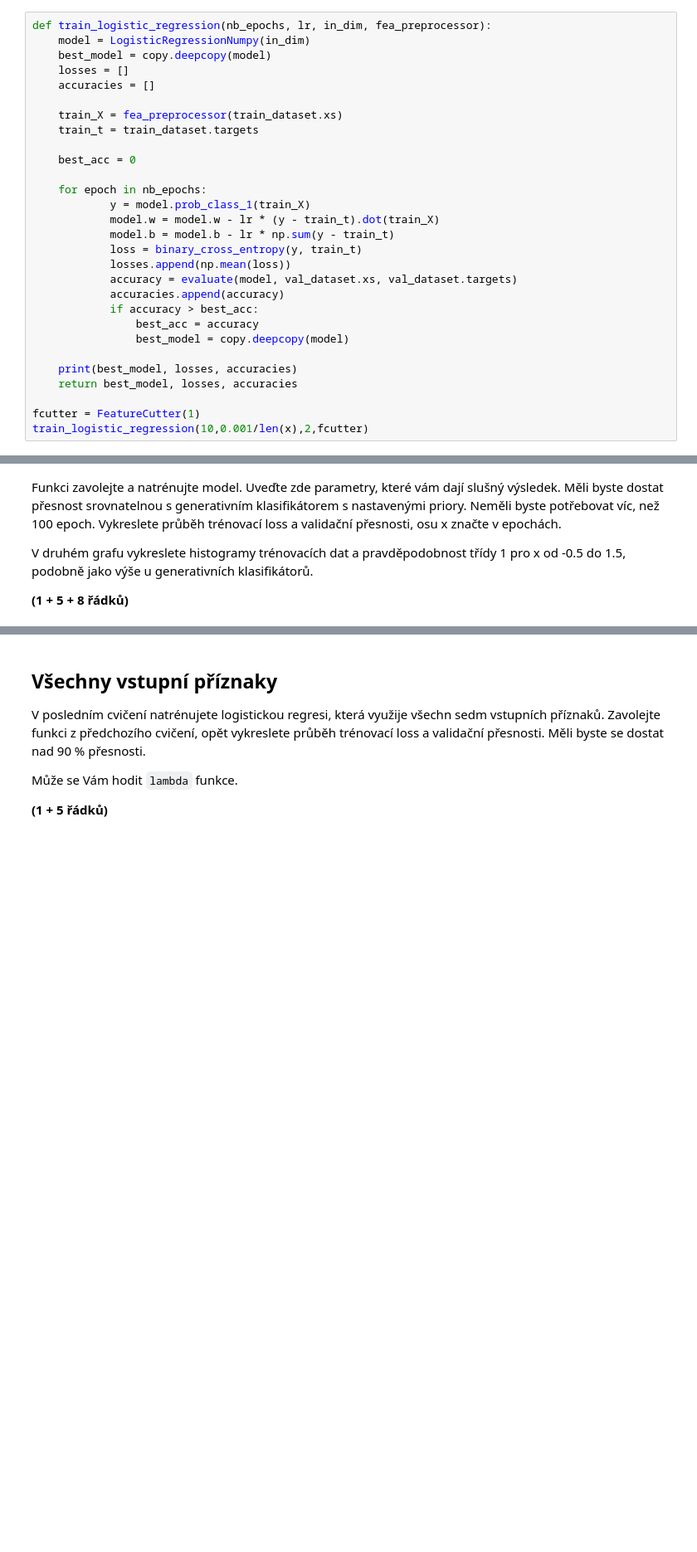
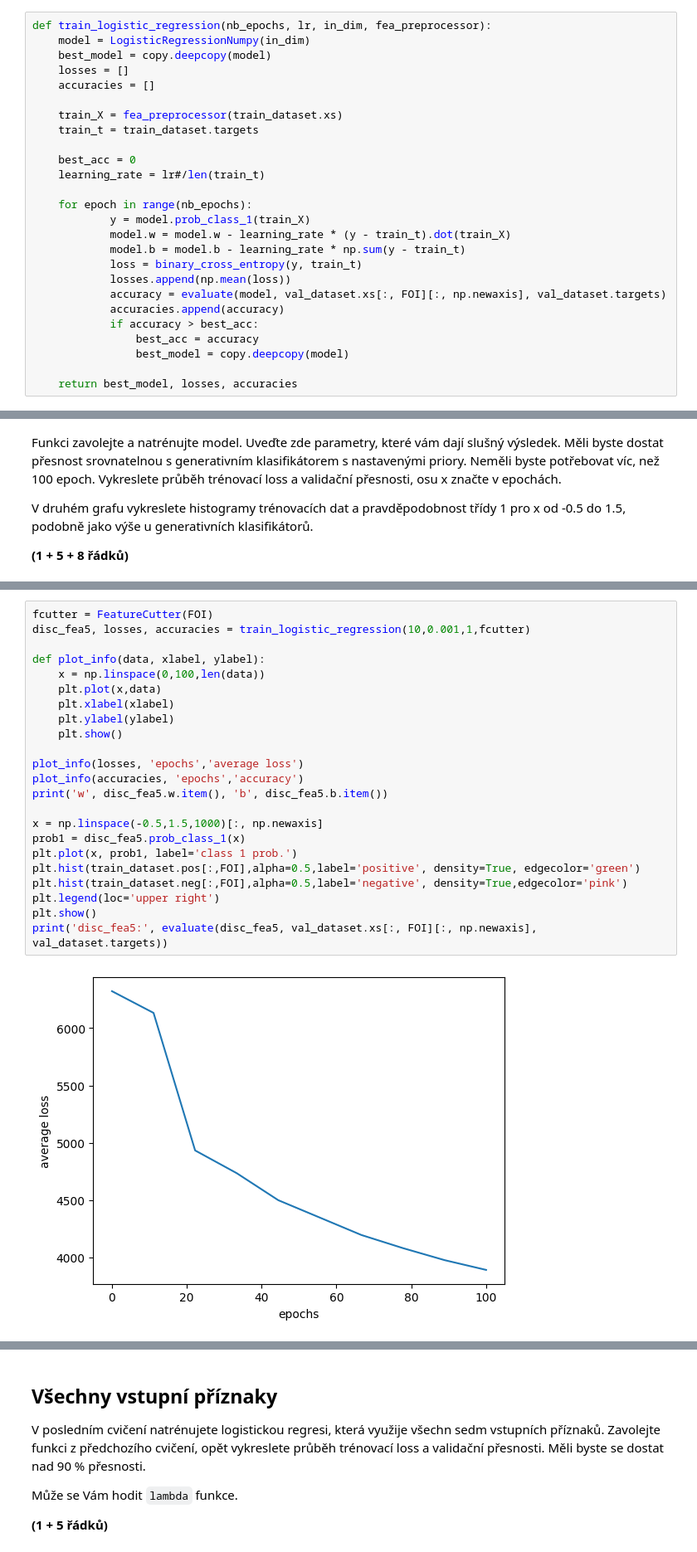
Before and after one commit to dnosko/SUI, a Jupyter notebook: proj2/zadani.ipynb, the cells around one changed output, grey strips where cells are left out. Shown: that part at 83% size. Cells and saved outputs as stored; diff of their text form; blank space fills up the shorter version.

```diff
--- a/proj2/zadani.ipynb
+++ b/proj2/zadani.ipynb
@@ -267,21 +269,18 @@ def train_logistic_regression(nb_epochs, lr, in_dim, fea_preprocessor):
     train_t = train_dataset.targets
 
     best_acc = 0
+    learning_rate = lr#/len(train_t)
 
-    for epoch in nb_epochs:
+    for epoch in range(nb_epochs):
             y = model.prob_class_1(train_X)
-            model.w = model.w - lr * (y - train_t).dot(train_X)
-            model.b = model.b - lr * np.sum(y - train_t)
+            model.w = model.w - learning_rate * (y - train_t).dot(train_X)
+            model.b = model.b - learning_rate * np.sum(y - train_t)
             loss = binary_cross_entropy(y, train_t)
             losses.append(np.mean(loss))
-            accuracy = evaluate(model, val_dataset.xs, val_dataset.targets)
+            accuracy = evaluate(model, val_dataset.xs[:, FOI][:, np.newaxis], val_dataset.targets)
             accuracies.append(accuracy)
             if accuracy > best_acc:
                 best_acc = accuracy
                 best_model = copy.deepcopy(model)
 
-    print(best_model, losses, accuracies)
     return best_model, losses, accuracies
-
-fcutter = FeatureCutter(1)
-train_logistic_regression(10,0.001/len(x),2,fcutter)
@@ -307,0 +297,25 @@ print('disc_fea5:', evaluate(disc_fea5, val_dataset.xs[:, FOI][:, np.newaxis], v
+# %%
+fcutter = FeatureCutter(FOI)
+disc_fea5, losses, accuracies = train_logistic_regression(10,0.001,1,fcutter)
+
+def plot_info(data, xlabel, ylabel):
+    x = np.linspace(0,100,len(data))
+    plt.plot(x,data)
+    plt.xlabel(xlabel)
+    plt.ylabel(ylabel)
+    plt.show()
+
+plot_info(losses, 'epochs','average loss')
+plot_info(accuracies, 'epochs','accuracy')
+print('w', disc_fea5.w.item(), 'b', disc_fea5.b.item())
+
+x = np.linspace(-0.5,1.5,1000)[:, np.newaxis]
+prob1 = disc_fea5.prob_class_1(x)
+plt.plot(x, prob1, label='class 1 prob.')
+plt.hist(train_dataset.pos[:,FOI],alpha=0.5,label='positive', density=True, edgecolor='green')
+plt.hist(train_dataset.neg[:,FOI],alpha=0.5,label='negative', density=True,edgecolor='pink')
+plt.legend(loc='upper right')
+plt.show()
+print('disc_fea5:', evaluate(disc_fea5, val_dataset.xs[:, FOI][:, np.newaxis], val_dataset.targets))
+# %% [output]
+[figure, added]
```
Also changed, not shown: parts of 5 cells of this notebook.
